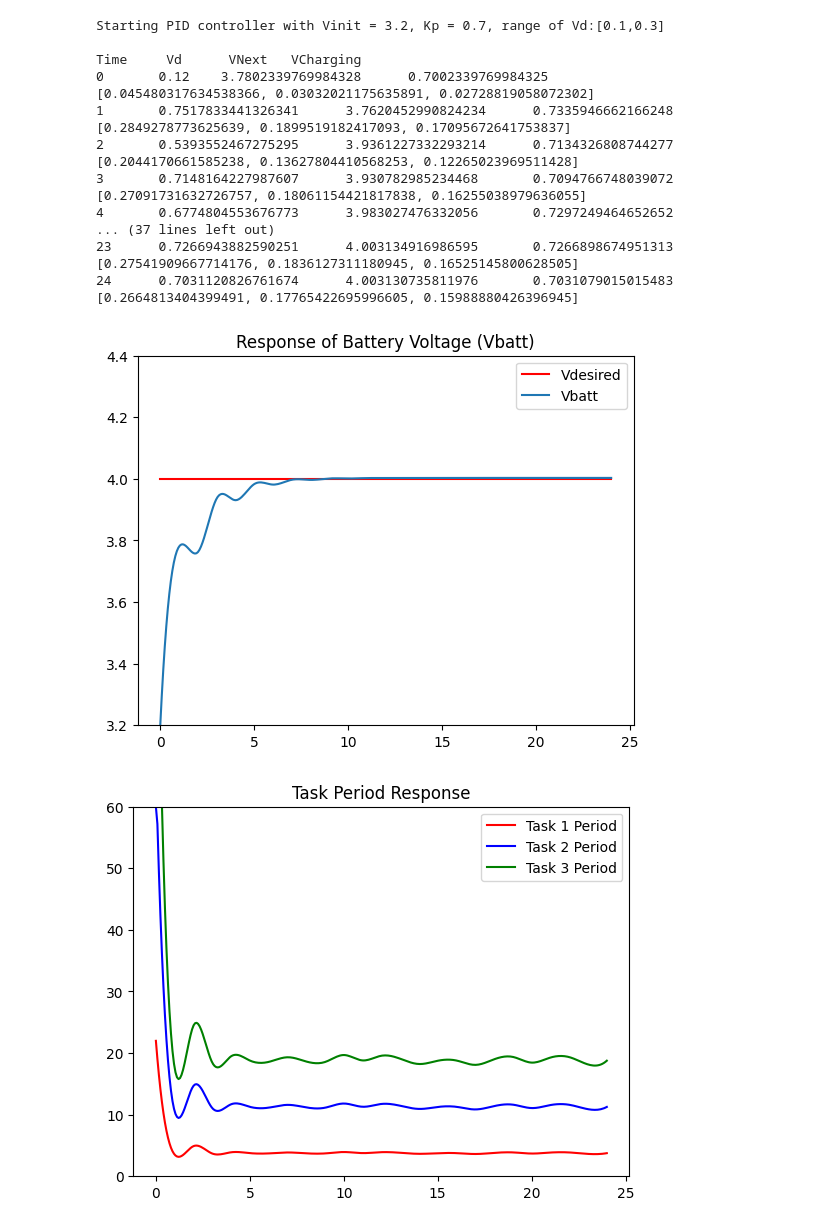
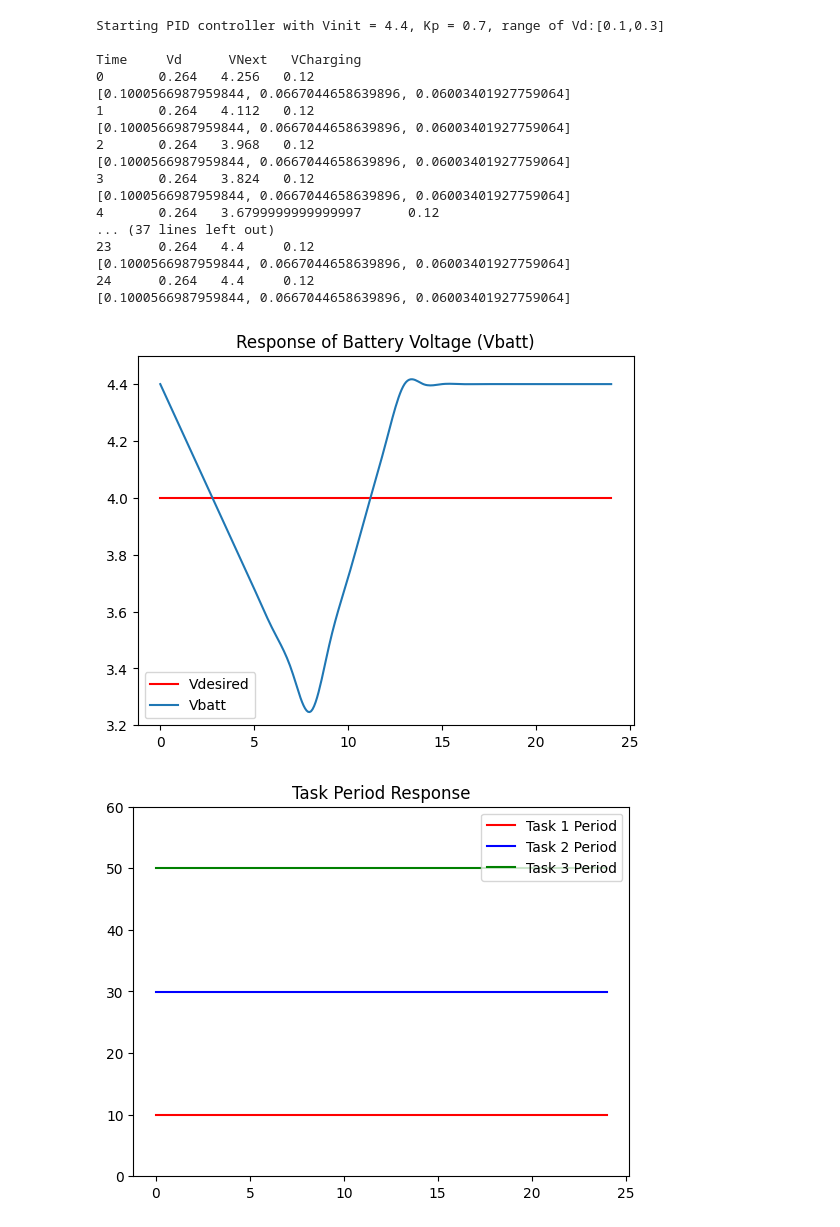
Before and after one commit to devjoshi9031/BeeHive-Sensing-Energy-Management-, a Jupyter notebook: new_pid/latest_pid_dummy.ipynb, the cells around one changed output. Saved outputs shown, nothing was run; the diff lists cells and outputs as text; code cells hidden in the pictures.

```diff
--- a/new_pid/latest_pid_dummy.ipynb
+++ b/new_pid/latest_pid_dummy.ipynb
@@ -16,6 +16,10 @@ class simulator:
         v_ch = vc
         v_next = self.v_prev + (v_ch - vd)
         self.v_prev = v_next
+        if(v_next>=4.4):
+            v_next=4.4
+        elif(v_next<=3.2):
+            v_next=3.2
         return v_next
 
 
@@ -84,13 +88,14 @@ class ControlSystem:
 
 
     def calcv_d(self,error,i):
-        vc = self.get_charging_voltage(i)
-        vd = vc - error
-        # Clamping
-        if(vd<=self.Vdleast):
-            vd=self.Vdleast
-        elif(vd>=self.Vdhigh):
-            vd=self.Vdhigh
+        vc = self.get_charging_voltage_wholeday(i)
+        vd=0.264
+        # vd = vc - error
+        # # Clamping
+        # if(vd<=self.Vdleast):
+        #     vd=self.Vdleast
+        # elif(vd>=self.Vdhigh):
+        #     vd=self.Vdhigh
         return vd,vc
 
 
@@ -127,7 +132,7 @@ def calculate_period(voltage=0.12):
     # print("Alpha: {}\t T1: {}\t T2: {}\t Ta={}\t Tb={}".format(alpha,T1,T2,Ta,60-Ta))
     return alpha,Ta,Uoverall, U, T
 # %%
-vcurr = 3.2
+vcurr = 4.4
 sim = simulator(vcurr)
 cs = ControlSystem()
 time.sleep(2)
@@ -169,23 +174,23 @@ while(True):
     U3.append(uall[2])
     i+=1
 # %% [output]
-Starting PID controller with Vinit = 3.2, Kp = 0.7, range of Vd:[0.1,0.3]
+Starting PID controller with Vinit = 4.4, Kp = 0.7, range of Vd:[0.1,0.3]
 
 Time     Vd      VNext   VCharging
-0       0.12    3.7802339769984328      0.7002339769984325
-[0.045480317634538366, 0.03032021175635891, 0.02728819058072302]
-1       0.7517833441326341      3.7620452990824234      0.7335946662166248
-[0.2849278773625639, 0.1899519182417093, 0.17095672641753837]
-2       0.5393552467275295      3.9361227332293214      0.7134326808744277
-[0.2044170661585238, 0.13627804410568253, 0.12265023969511428]
-3       0.7148164227987607      3.930782985234468       0.7094766748039072
-[0.27091731632726757, 0.18061154421817838, 0.16255038979636055]
-4       0.6774804553676773      3.983027476332056       0.7297249464652652
+0       0.264   4.256   0.12
+[0.1000566987959844, 0.0667044658639896, 0.06003401927759064]
+1       0.264   4.112   0.12
+[0.1000566987959844, 0.0667044658639896, 0.06003401927759064]
+2       0.264   3.968   0.12
+[0.1000566987959844, 0.0667044658639896, 0.06003401927759064]
+3       0.264   3.824   0.12
+[0.1000566987959844, 0.0667044658639896, 0.06003401927759064]
+4       0.264   3.6799999999999997      0.12
 ... (37 lines left out)
-23      0.7266943882590251      4.003134916986595       0.7266898674951313
-[0.27541909667714176, 0.1836127311180945, 0.16525145800628505]
-24      0.7031120826761674      4.003130735811976       0.7031079015015483
-[0.2664813404399491, 0.17765422695996605, 0.15988880426396945]
+23      0.264   4.4     0.12
+[0.1000566987959844, 0.0667044658639896, 0.06003401927759064]
+24      0.264   4.4     0.12
+[0.1000566987959844, 0.0667044658639896, 0.06003401927759064]
 # %%
 desired_voltages = [cs.v_desired]*len(times)
 
@@ -195,7 +200,7 @@ spl1 = make_interp_spline(np.array(times), np.array(voltages),k=3 )
 voltage_smt = spl1(t)
 plt.plot(times,desired_voltages,'red', label='Vdesired')
 plt.plot(t,voltage_smt, label='Vbatt')
-plt.ylim(3.2,4.4)
+plt.ylim(3.2,4.5)
 plt.title('Response of Battery Voltage (Vbatt)')
 plt.legend()
 plt.show()
@@ -221,32 +226,32 @@ plt.ylim(0,60)
 plt.legend()
 plt.show()
 
 spl4 = make_interp_spline(np.array(times), np.array(charging_voltages),k=2)
 spl5 = make_interp_spline(np.array(times), np.array(discharge_voltages),k=2)
 ch_smt = spl4(t)
 dis_smt = spl5(t)
 plt.plot(t,ch_smt,'red')
 # plt.plot(t,dis_smt)
 plt.ylim(0,1)
 plt.title('Vcharging at 0.5 with random 5% percent error')
 plt.show()
 
 spl6 = make_interp_spline(np.array(times), np.array(U1),k=3)
 spl9 = make_interp_spline(np.array(times), np.array(U2),k=3)
 spl10 = make_interp_spline(np.array(times), np.array(U3),k=3)
 spl11 = make_interp_spline(np.array(times), np.array(U),k=3)
 U1smt = spl6(t)
 U2smt = spl9(t)
 U3smt = spl10(t)
 Usmt = spl11(t)
 plt.plot(t,U1smt,'red', label='U1')
 plt.plot(t,U1smt,'blue', label='U2')
 plt.plot(t,U1smt,'green', label='U3')
 plt.plot(t,Usmt,'black', label='Utotal')
 plt.title('Utilization of the system in 1 Control Period')
 plt.ylim(0,1)
 plt.legend()
 plt.show()
 # %% [output]
-[figure, old version]
+[figure, new version]
-[figure, old version]
+[figure, new version]
```
Also changed, not shown: parts of 1 cell of this notebook, 5 other files.
